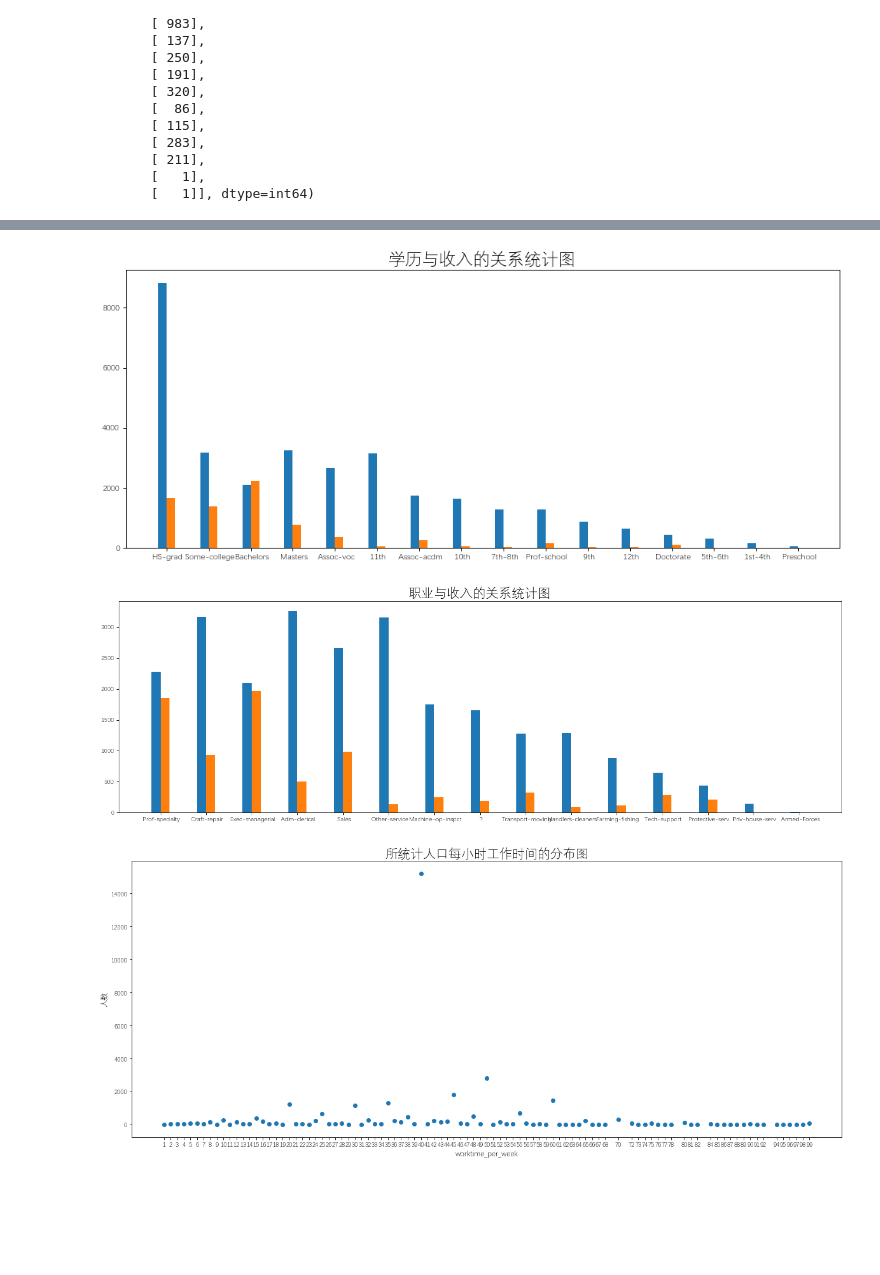
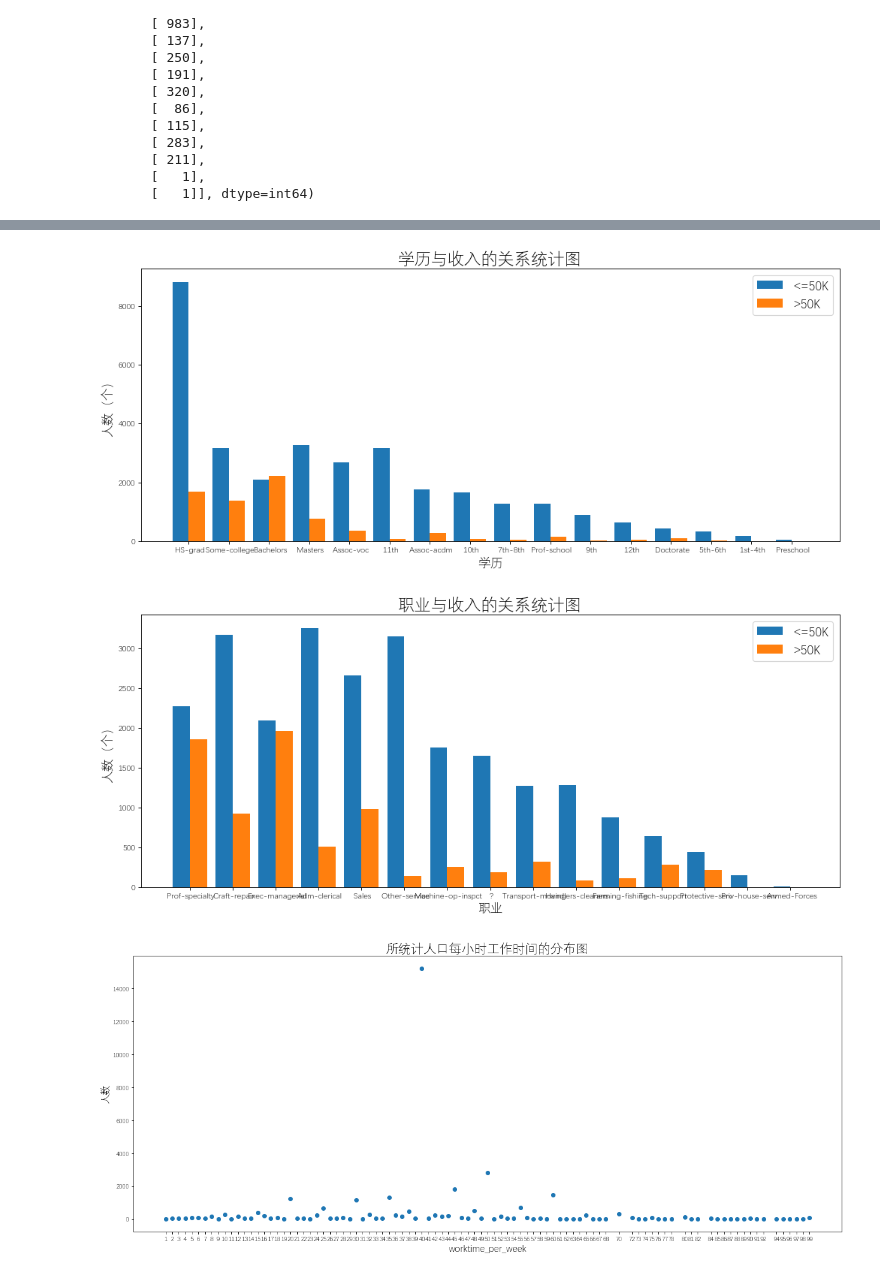
Before and after one commit to EdwardDaChina/Jupter-Learning, a Jupyter notebook: 学习Matplotlib基本绘图方法-checkpoint.ipynb, the cells around one changed output, grey strips where cells are left out. Drawn from its saved outputs; the diff is of its cells as text; code cells hidden in the pictures; blank space fills up the shorter version.

```diff
--- a/学习Matplotlib基本绘图方法-checkpoint.ipynb
+++ b/学习Matplotlib基本绘图方法-checkpoint.ipynb
@@ -300,6 +300,7 @@ array([[1859],
        [   1],
        [   1]], dtype=int64)
 # %%
+import matplotlib.pyplot as plt
 plt.figure(figsize=(10,8))
 data_clean['salary'].value_counts().plot(kind='pie')
 plt.title('薪资水平统计图',fontsize=20)
@@ -312,44 +313,50 @@ plt.figure(figsize=(15, 6), dpi=80)
 x=range(len(data_clean['education'].value_counts().index))
 y1=8826,3170,2098,3263,2667,3158,1752,1652,1277,1284,879,645,438,317,162,51
 y2=1675,1387,2221,764,361,60,265,62,40,153,27,33,107,16,6,0
-plt.bar(x,y1, width=0.2)
-plt.bar([i + 0.2 for i in x],y2, width=0.2)
-plt.xticks([i + 0.1 for i in x], data_clean['education'].value_counts().index)
+plt.bar(x,y1, width=0.4,label='<=50K')
+plt.bar([i + 0.4 for i in x],y2, width=0.4,label='>50K')
+plt.xticks([i + 0.2 for i in x], data_clean['education'].value_counts().index)
 plt.title('学历与收入的关系统计图',fontsize=20)
+plt.ylabel('人数（个）',fontsize=15)
+plt.xlabel('学历',fontsize=15)
+plt.legend(fontsize=15)
 plt.show()
 
 
-plt.figure(figsize=(20, 6), dpi=80)
+plt.figure(figsize=(15, 6), dpi=80)
 x=range(len(data_clean['occupation'].value_counts().index))
 y1=2281,3170,2098,3263,2667,3158,1752,1652,1277,1284,879,645,438,148,8
 y2=1859, 929,1968,507,983,137,250,191,320,86,115,283,211,1,1
-plt.bar(x,y1, width=0.2)
-plt.bar([i + 0.2 for i in x],y2, width=0.2)
-plt.xticks([i + 0.1 for i in x], data_clean['occupation'].value_counts().index)
+plt.bar(x,y1, width=0.4,label='<=50K')
+plt.bar([i + 0.4 for i in x],y2, width=0.4,label='>50K')
+plt.legend(fontsize=15)
+plt.xticks([i + 0.2 for i in x], data_clean['occupation'].value_counts().index)
 plt.title('职业与收入的关系统计图',fontsize=20)
+plt.ylabel('人数（个）',fontsize=15)
+plt.xlabel('职业',fontsize=15)
 plt.show()
 
 
 plt.figure(figsize=(20,8))
 x=data_clean['worktime_per_week'].value_counts().index
 y=data_clean['worktime_per_week'].value_counts().values
 plt.scatter(x,y)
 plt.xticks(data_clean['worktime_per_week'].value_counts().index)
 plt.title('所统计人口每小时工作时间的分布图',fontsize=20)
-plt.xlabel('worktime_per_week',fontsize=12)
-plt.ylabel('人数',fontsize=12)
+plt.xlabel('worktime_per_week',fontsize=15)
+plt.ylabel('人数',fontsize=15)
 plt.show()
 
 
 plt.figure(figsize=(20,8))
 x=range(len(data_clean['worktime_per_week'].value_counts().index))
 y=data_clean['worktime_per_week'].value_counts().values
 plt.plot(x,y)
 plt.title('每周工作时间与资本收益（capital-gain）之间的关系图',fontsize=20)
 plt.show()
 # %% [output]
 [figure]
-[figure, old version]
+[figure, new version]
-[figure, old version]
+[figure, new version]
 [figure]
 [figure]
```
